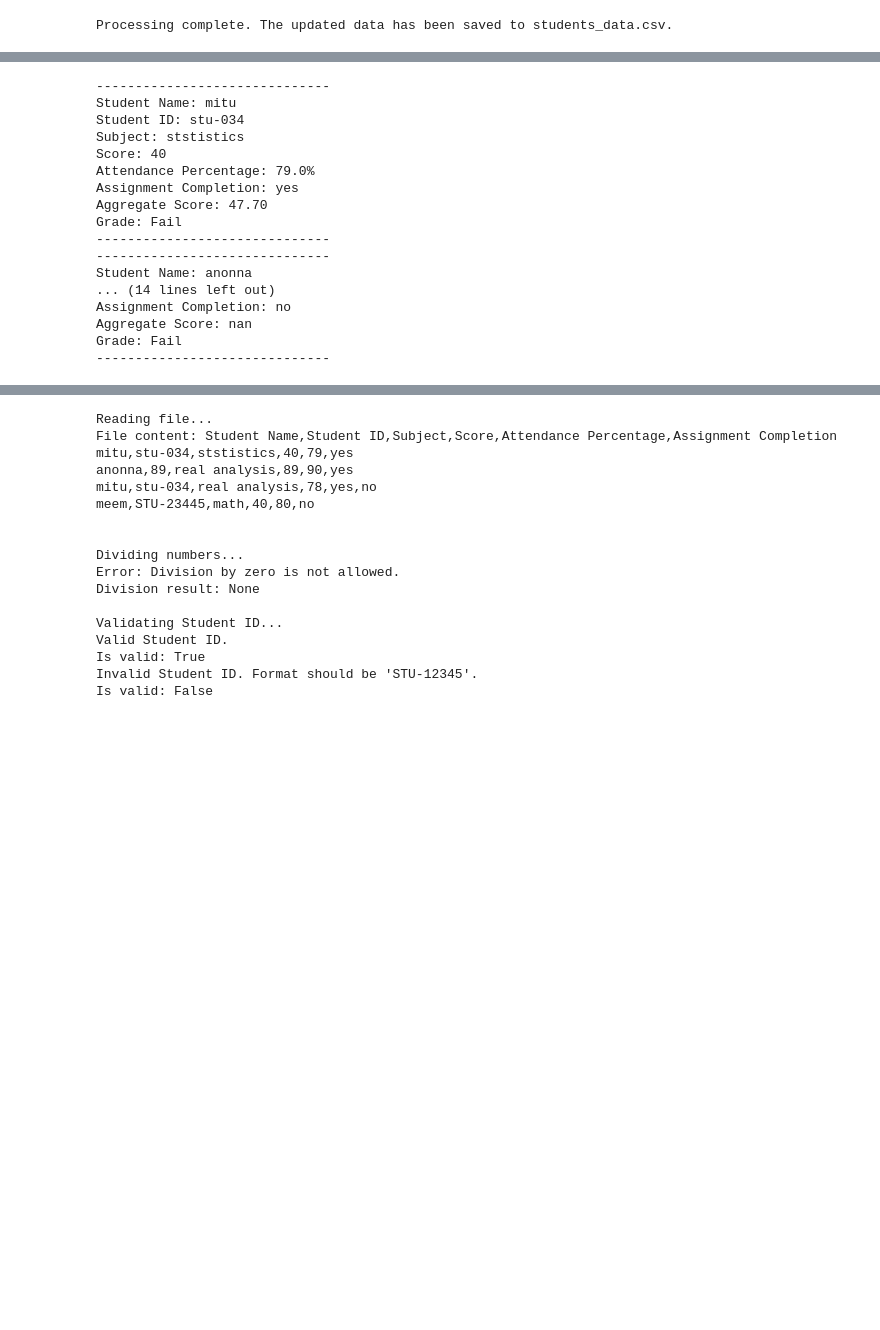
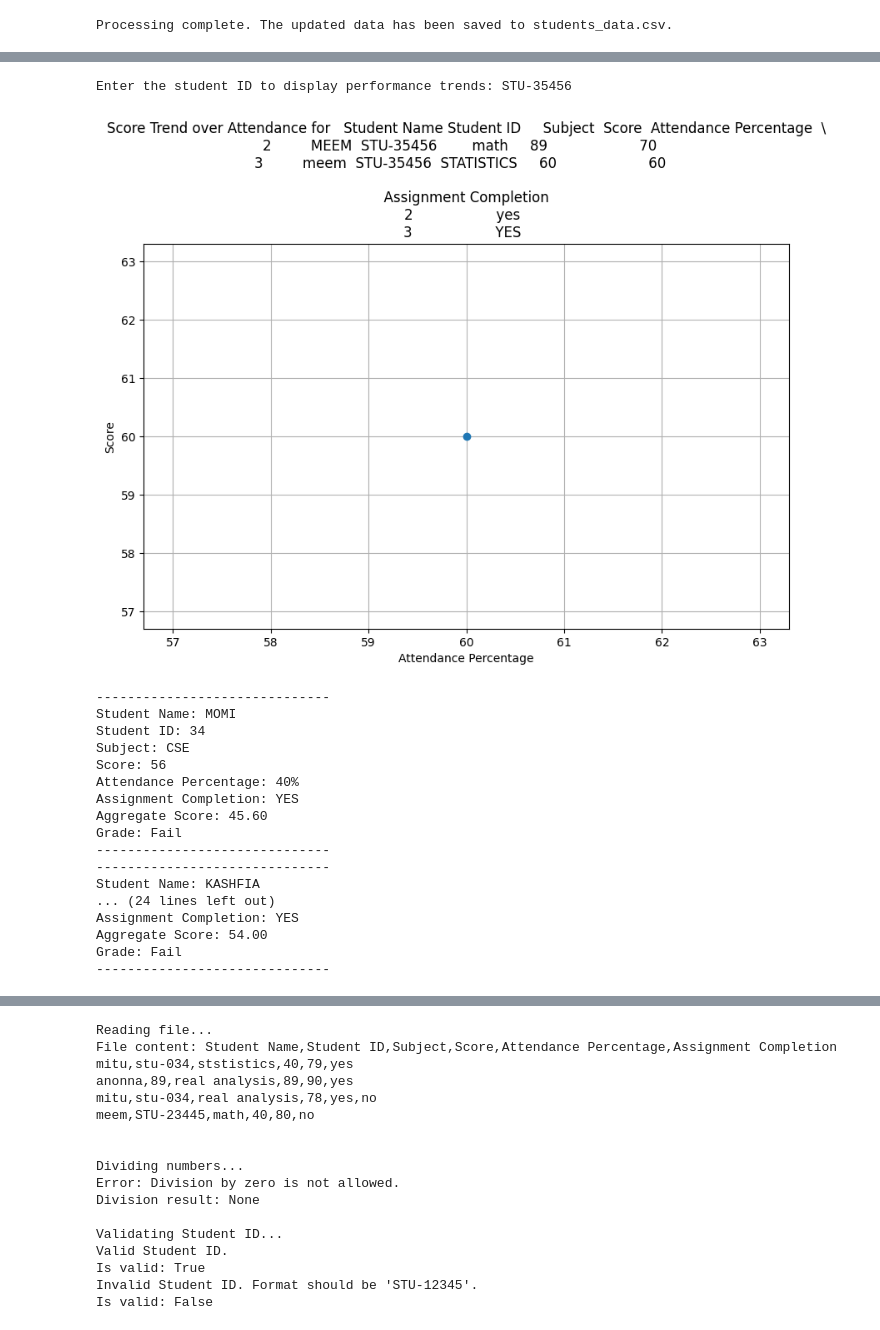
Before and after one commit to FATEMA-MITU-11/edge-project, a Jupyter notebook: edge_project.ipynb, the cells around one changed output, grey strips where cells are left out. Cells and saved outputs as stored; diff of their text form; code cells hidden in the pictures; blank space fills up the shorter version.

```diff
--- a/edge_project.ipynb
+++ b/edge_project.ipynb
@@ -353,4 +333,45 @@ else:
 Error: 'Date' column not found in the DataFrame. Cannot create the line graph.
+# %%
+# prompt:  Create a line graph showing Scores trends over Attendance for a selected student.
+
+import pandas as pd
+import matplotlib.pyplot as plt
+
+# Load the data (replace 'modified_students_data.csv' with your actual file)
+try:
+    df = pd.read_csv('modified_students_data.csv')
+    # Convert 'Score' and 'Attendance Percentage' to numeric, handling errors
+    df['Score'] = pd.to_numeric(df['Score'], errors='coerce')
+    df['Attendance Percentage'] = pd.to_numeric(df['Attendance Percentage'], errors='coerce')
+except FileNotFoundError:
+    print("Error: 'modified_students_data.csv' not found.")
+    exit()
+except pd.errors.EmptyDataError:
+    print("Error: 'modified_students_data.csv' is empty.")
+    exit()
+except Exception as e:
+    print(f"An unexpected error occurred: {e}")
+    exit()
+
+# ... (rest of your code)
+
+# 3. Line graph showing Scores trends over Attendance for a selected student
+Student_ID = input("Enter the student ID to display performance trends: ")
+Student_ID = df[df['Student ID'] == Student_ID]
+
+if not student_data.empty:
+    plt.figure(figsize=(10, 6))
+    plt.plot(student_data['Attendance Percentage'], student_data['Score'], marker='o')  # Added markers
+    plt.xlabel('Attendance Percentage')
+    plt.ylabel('Score')
+    plt.title(f"Score Trend over Attendance for {Student_ID}")
+    plt.grid(True)  # Added grid for better readability
+    plt.show()
+else:
+    print(f"No data found for student: {Student_ID}")
+# %% [output]
+Enter the student ID to display performance trends: STU-35456
+[figure, added]
 # %%
 # prompt: Applying Functions and Logic
 # ●  Implement  Functions  for:
@@ -413,19 +434,19 @@ except Exception as e:
 generate_student_report(df)
 # %% [output]
 ------------------------------
-Student Name: mitu
-Student ID: stu-034
-Subject: ststistics
-Score: 40
-Attendance Percentage: 79.0%
-Assignment Completion: yes
-Aggregate Score: 47.70
+Student Name: MOMI
+Student ID: 34
+Subject: CSE
+Score: 56
+Attendance Percentage: 40%
+Assignment Completion: YES
+Aggregate Score: 45.60
 Grade: Fail
 ------------------------------
 ------------------------------
-Student Name: anonna
-... (14 lines left out)
-Assignment Completion: no
-Aggregate Score: nan
+Student Name: KASHFIA
+... (24 lines left out)
+Assignment Completion: YES
+Aggregate Score: 54.00
 Grade: Fail
 ------------------------------
```
Also changed, not shown: parts of 12 cells of this notebook.
